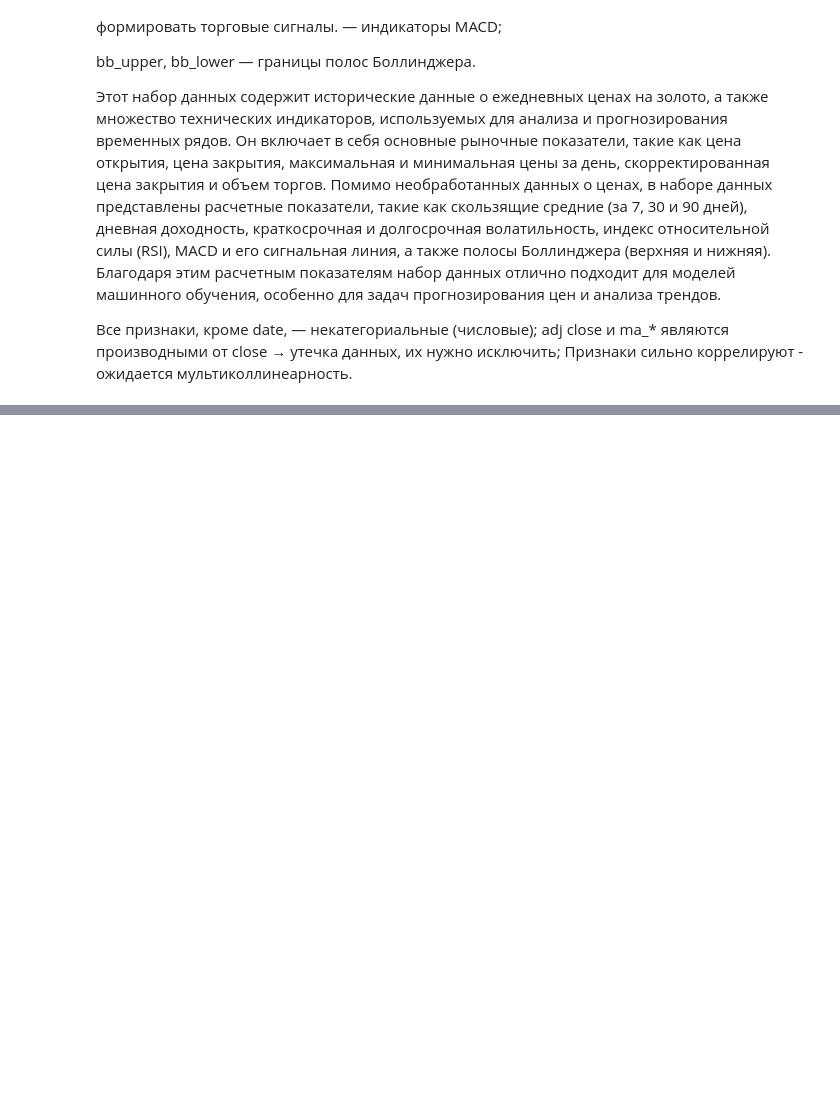
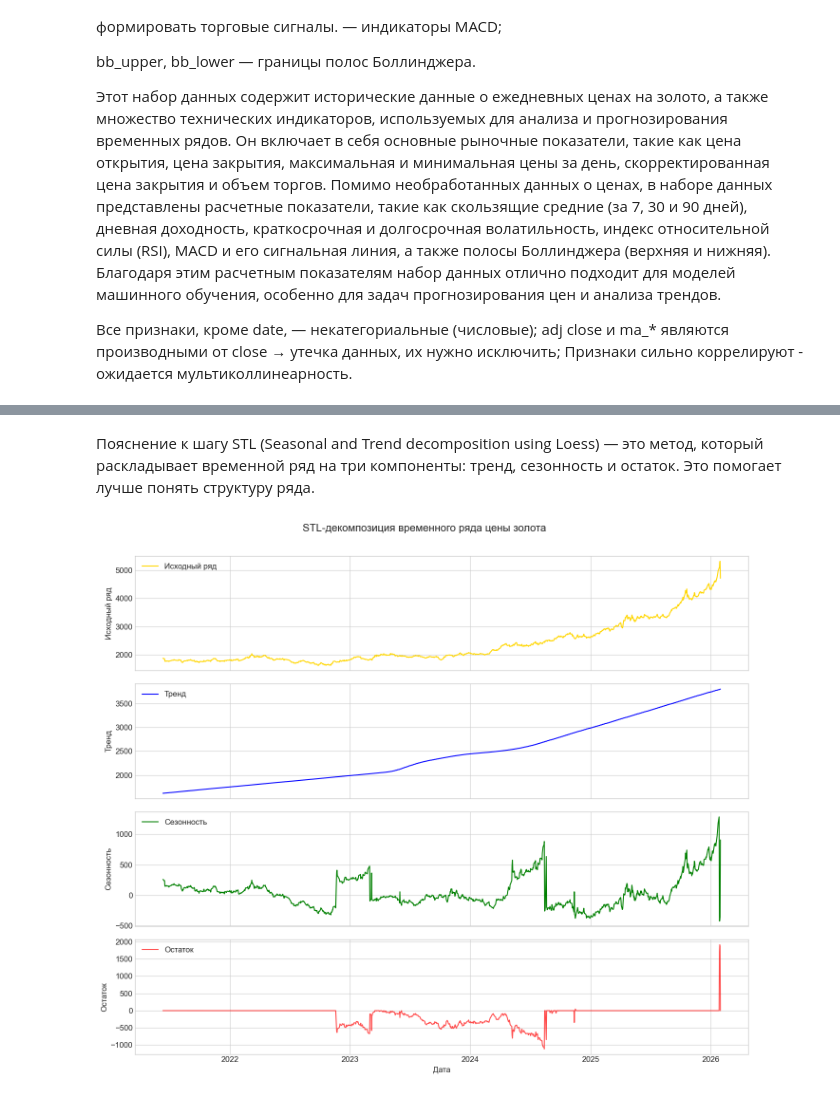
Before and after one commit to Didi5GD/Laba1_AIML, a Jupyter notebook: Laba1_AIML.ipynb, the cells around one changed output, grey strips where cells are left out. Drawn from its saved outputs; the diff is of its cells as text; code cells hidden in the pictures; blank space fills up the shorter version.

```diff
--- a/Laba1_AIML.ipynb
+++ b/Laba1_AIML.ipynb
@@ -1310,0 +365,35 @@ PCA успешно устранил мультиколлинеарность, с
+# %% [markdown]
+Пояснение к шагу
+STL (Seasonal and Trend decomposition using Loess) — это метод, который раскладывает временной ряд на три компоненты: тренд, сезонность и остаток. Это помогает лучше понять структуру ряда.
+# %%
+# STL-декомпозиция
+# Так как данные дневные, а период годовой, укажем period=365 (или 252 для торговых дней)
+# Для нашего датасета с ежедневными данными (включая выходные) используем period=365
+stl = STL(df['close'], period=365, robust=True)
+res = stl.fit()
+
+# Визуализация компонент
+fig, axes = plt.subplots(4, 1, figsize=(14, 12), sharex=True)
+
+axes[0].plot(df.index, df['close'], label='Исходный ряд', color='gold')
+axes[0].set_ylabel('Исходный ряд')
+axes[0].legend()
+
+axes[1].plot(df.index, res.trend, label='Тренд', color='blue')
+axes[1].set_ylabel('Тренд')
+axes[1].legend()
+
+axes[2].plot(df.index, res.seasonal, label='Сезонность', color='green')
+axes[2].set_ylabel('Сезонность')
+axes[2].legend()
+
+axes[3].plot(df.index, res.resid, label='Остаток', color='red', alpha=0.7)
+axes[3].set_ylabel('Остаток')
+axes[3].legend()
+
+plt.suptitle('STL-декомпозиция временного ряда цены золота', fontsize=16)
+plt.xlabel('Дата')
+plt.tight_layout(rect=[0, 0, 1, 0.97])
+plt.show()
+# %% [output]
+[figure, added]
```
Also changed, not shown: parts of 68 cells of this notebook.
